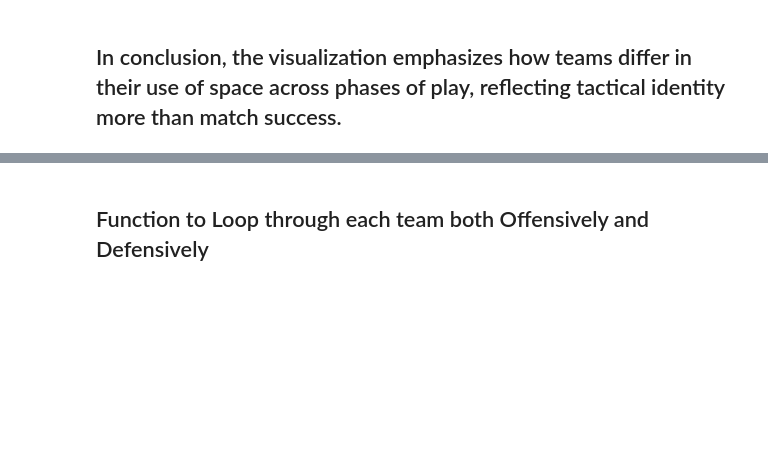
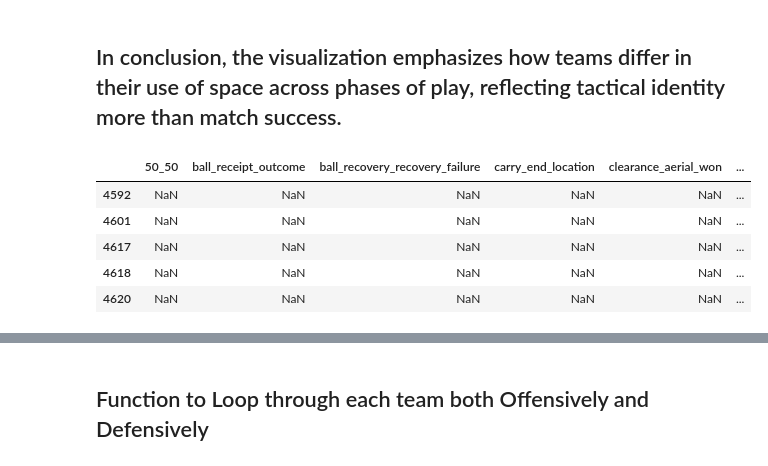
Before and after one commit to meganclapinski25/Euro2025_Data_Analysis, a Jupyter notebook: notebooks/data_load.ipynb, the cells around one changed output, grey strips where cells are left out. Saved outputs shown, nothing was run; the diff lists cells and outputs as text; code cells hidden in the pictures; blank space fills up the shorter version.

```diff
--- a/notebooks/data_load.ipynb
+++ b/notebooks/data_load.ipynb
@@ -471,3 +471,17 @@ plt.show()
 ### In contrast, Iceland seem to play a different style compared to most teams in the tournament. They remain relatively compact both in and out of possession, showing limited expansion when attacking. With an expansion of only about +18 units, Iceland appear to prioritize maintaining structure and defensive stability over stretching the field. This approach may reflect tactical decisions based on opponent strength or a strategy that plays to their own team strengths.
 # %% [markdown]
 ## In conclusion, the visualization emphasizes how teams differ in their use of space across phases of play, reflecting tactical identity more than match success.
+# %%
+goals = events[
+    (events["type"] == "Shot") &
+    (events["shot_outcome"] == "Goal")
+].copy()
+
+goals.head()
+# %% [output]
+|  | 50_50 | ball_receipt_outcome | ball_recovery_recovery_failure | carry_end_location | clearance_aerial_won | ... |
+| 4592 | NaN | NaN | NaN | NaN | NaN | ... |
+| 4601 | NaN | NaN | NaN | NaN | NaN | ... |
+| 4617 | NaN | NaN | NaN | NaN | NaN | ... |
+| 4618 | NaN | NaN | NaN | NaN | NaN | ... |
+| 4620 | NaN | NaN | NaN | NaN | NaN | ... |
```
Also changed, not shown: parts of 6 cells of this notebook.
